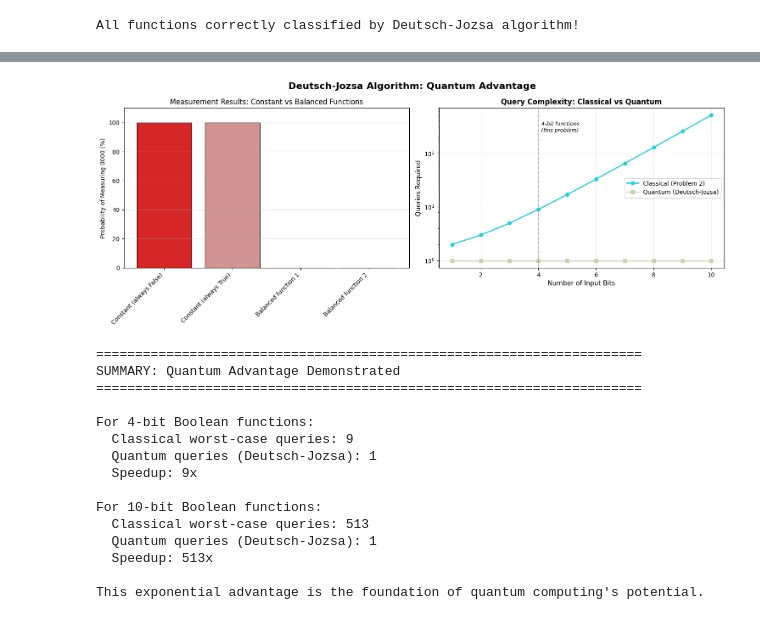
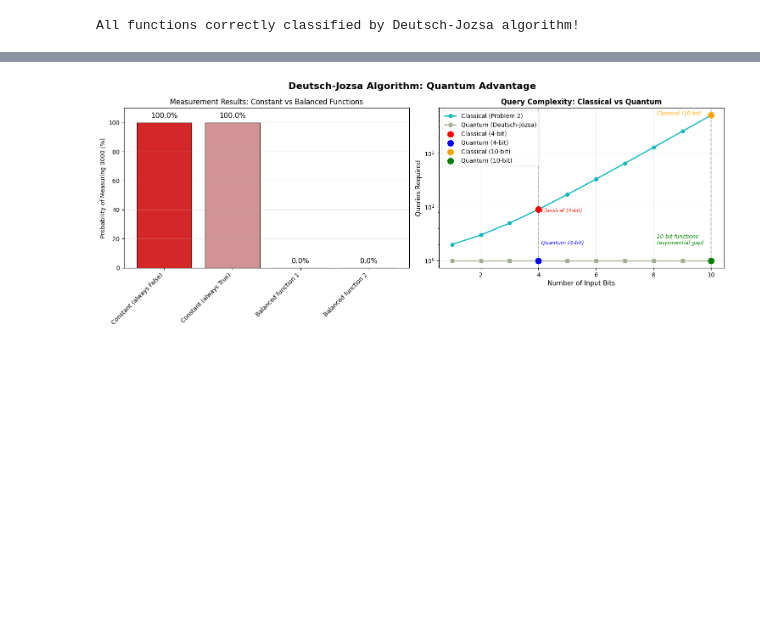
Before and after one commit to tomaspettit2506/ET-G00419414, a Jupyter notebook: problems.ipynb, the cells around one changed output, grey strips where cells are left out. Cells and saved outputs as stored; diff of their text form; code cells hidden in the pictures; blank space fills up the shorter version.

```diff
--- a/problems.ipynb
+++ b/problems.ipynb
@@ -459,7 +451,7 @@ ax2.set_title('Figure 4: Count of Constant vs Balanced Functions')
 ax2.set_ylabel('Number of Functions')
 ax2.set_ylim(0, max(classifications.values()) * 1.15)
 for i, count in enumerate(classifications.values()):
-				ax2.text(i, count + 0.1, str(count), ha='center', va='bottom')
+				ax2.text(i, count + 0.1, str(count), ha='center', va='bottom', fontdict={'size': 12})  # Add count labels on top of bars
 ax2.grid(True, alpha=0.3, axis='y')
 
 plt.tight_layout()
@@ -1092,9 +1043,9 @@ fig.suptitle("Deutsch's Algorithm: Complete Circuits", fontsize=16, fontweight='
 
 oracles_list = [
  ("f1 (constant 0)", oracle_f0()),
-	("f2 (identity)", oracle_f1()),
-	("f3 (NOT)", oracle_fx()),
-	("f4 (constant 1)", oracle_notx())
+	("f2 (constant 1)", oracle_f1()),
+	("f3 (identity)", oracle_fx()),
+	("f4 (NOT)", oracle_notx())
 ]
 
 # Draw each complete Deutsch circuit
@@ -1440,64 +1430,50 @@ colors = ['#d62728', "#d19393", '#1f77b4', "#b0c3d1"]  # Red for constant, blue
 
 ax1.bar(test_names, test_results, color=colors, edgecolor='black', linewidth=0.85)
 ax1.set_xticks(range(len(test_names)))
 ax1.set_xticklabels(test_names, rotation=45, ha='right')
 ax1.set_ylim(0, 110)
 ax1.set_ylabel('Probability of Measuring 0000 (%)')
 ax1.set_title('Measurement Results: Constant vs Balanced Functions')
 ax1.grid(True, alpha=0.3, axis='y')
 
+# Add percentage labels
+for i, prob in enumerate(test_results):
+				ax1.text(i, prob + 2, f"{prob:.1f}%", ha='center', va='bottom', fontdict={'size': 12})
+
 # Right plot: Query complexity comparison (reuse from Problem 1)
 n_bits = np.arange(1, 11)
 classical_queries = 2**(n_bits - 1) + 1
 quantum_queries = np.ones(len(n_bits))
 
 ax2.plot(n_bits, classical_queries, 'o-', label='Classical (Problem 2)',
-         linewidth=2, markersize=6, color="#27d0d6")
+         linewidth=2, markersize=6, color="#0eb8be")
 ax2.plot(n_bits, quantum_queries, 's-', label='Quantum (Deutsch-Jozsa)',
-         linewidth=2, markersize=6, color="#c3d3ad")
+         linewidth=2, markersize=6, color="#a0af8c")
 
-# Highlight the 4-bit case
+# Highlight the 4-bit case (with (x, y) = (4, 9) for classical and (4, 1) for quantum)
 ax2.axvline(x=4, color='gray', linestyle='--', alpha=0.5, linewidth=1.5)
-ax2.text(4.1, 250, '4-bit functions\n(this problem)', fontsize=9, style='italic')
+ax2.scatter(4, 9, color='red', s=100, zorder=5, label='Classical (4-bit)')
+ax2.scatter(4, 1, color='blue', s=100, zorder=5, label='Quantum (4-bit)')
+ax2.text(4.1, 8, 'Classical (4-bit)', fontsize=9, color='red', style='italic')
+ax2.text(4.1,	2, 'Quantum (4-bit)', fontsize=9, color='blue', style='italic')
+
+
+# Highlight the 10-bit case
+ax2.axvline(x=10, color='gray', linestyle='--', alpha=0.5, linewidth=1.5)
+ax2.scatter(10, 513, color='orange', s=100, zorder=5, label='Classical (10-bit)')
+ax2.scatter(10, 1, color='green', s=100, zorder=5, label='Quantum (10-bit)')
+ax2.text(8.1, 513, 'Classical (10-bit)', fontsize=9, color='orange', style='italic')
+ax2.text(8.1, 2, '10-bit functions\n(exponential gap)', color='green', fontsize=9, style='italic')
 
 ax2.set_xlabel('Number of Input Bits', fontsize=11)
 ax2.set_ylabel('Queries Required', fontsize=11)
 ax2.set_title('Query Complexity: Classical vs Quantum', fontsize=12, fontweight='bold')
 ax2.legend(fontsize=10)
 ax2.grid(True, alpha=0.3)
 ax2.set_yscale('log')
 
 plt.tight_layout()
 plt.savefig('img/problem5_comparison.png')  # Save the figure as a PNG file
 plt.show()
-
-# Print summary statistics
-print("\n" + "=" * 70)
-print("SUMMARY: Quantum Advantage Demonstrated")
-print("=" * 70)
-print(f"\nFor 4-bit Boolean functions:")
-print(f"  Classical worst-case queries: 9")
-print(f"  Quantum queries (Deutsch-Jozsa): 1")
-print(f"  Speedup: 9x")
-print(f"\nFor 10-bit Boolean functions:")
-print(f"  Classical worst-case queries: 513")
-print(f"  Quantum queries (Deutsch-Jozsa): 1")
-print(f"  Speedup: 513x")
-print(f"\nThis exponential advantage is the foundation of quantum computing's potential.")
 # %% [output]
-[figure, old version]
+[figure, new version]
-======================================================================
-SUMMARY: Quantum Advantage Demonstrated
-======================================================================
-
-For 4-bit Boolean functions:
-  Classical worst-case queries: 9
-  Quantum queries (Deutsch-Jozsa): 1
-  Speedup: 9x
-
-For 10-bit Boolean functions:
-  Classical worst-case queries: 513
-  Quantum queries (Deutsch-Jozsa): 1
-  Speedup: 513x
-
-This exponential advantage is the foundation of quantum computing's potential.
```
Also changed, not shown: parts of 30 cells of this notebook, 4 other files.
